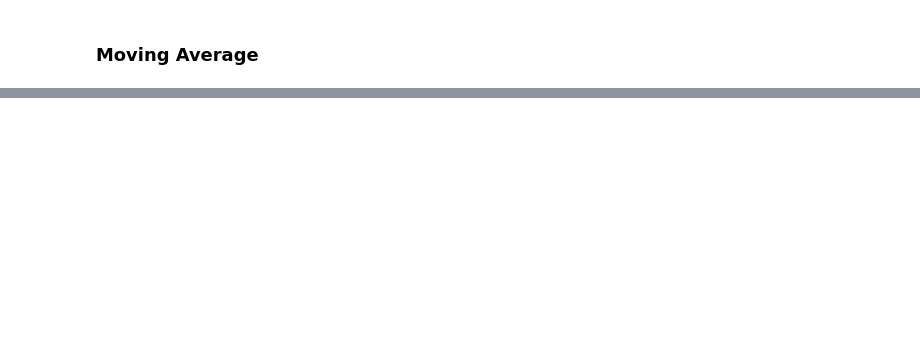
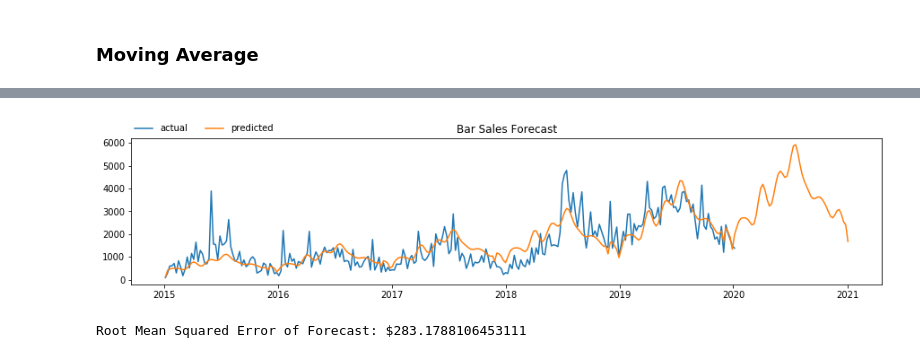
Before and after one commit to crisgiovanoni/jncc_project, a Jupyter notebook: modeling.ipynb, the cells around one changed output, grey strips where cells are left out. Saved outputs shown, nothing was run; the diff lists cells and outputs as text; code cells hidden in the pictures; blank space fills up the shorter version.

```diff
--- a/modeling.ipynb
+++ b/modeling.ipynb
@@ -1381,0 +1406,40 @@ test size: (21555, 1)
+# %%
+def evaluate(y,yhat):
+    mse = metrics.mean_squared_error(y,yhat)
+    rmse = math.sqrt(mse)
+    return rmse
+# %%
+#FUNCTION
+def prophet_me(df,cap,eval_sample,plot_title):
+
+    df["cap"] = cap
+    df["floor"] = df["y"].min()
+
+    proph = Prophet(daily_seasonality=True, growth = "logistic", seasonality_mode="multiplicative", changepoint_range=0.9, holidays = holidays)
+    proph.fit(df)
+
+    future = proph.make_future_dataframe(periods=366,freq="D")
+    future['cap'] = cap
+    future['floor'] = df["y"].min()
+
+    forecast = proph.predict(future)
+
+    plt.figure(figsize=(15, 3))
+    plt.plot(df.set_index("ds").resample("W").sum()[["y"]],label="actual")
+    plt.plot(forecast.set_index("ds").resample("W").sum()[["yhat"]],label="predicted")
+
+    plt.legend(loc='lower left', bbox_to_anchor= (0.0, 1.01), ncol=4, borderaxespad=0, frameon=False)
+    plt.title(plot_title)
+
+    plt.show()
+
+    rmse = evaluate(df["y"].head(eval_sample),forecast["yhat"].sample(eval_sample))
+
+    print(f"Root Mean Squared Error of Forecast: ${rmse}")
+
+    return future,forecast,rmse
+# %%
+future_bar,forecast_bar,rmse_bar = prophet_me(dfbar,3000,1800,"Bar Sales Forecast")
+# %% [output]
+[figure, added]
+Root Mean Squared Error of Forecast: $283.1788106453111
```
Also changed, not shown: parts of 26 cells of this notebook.
